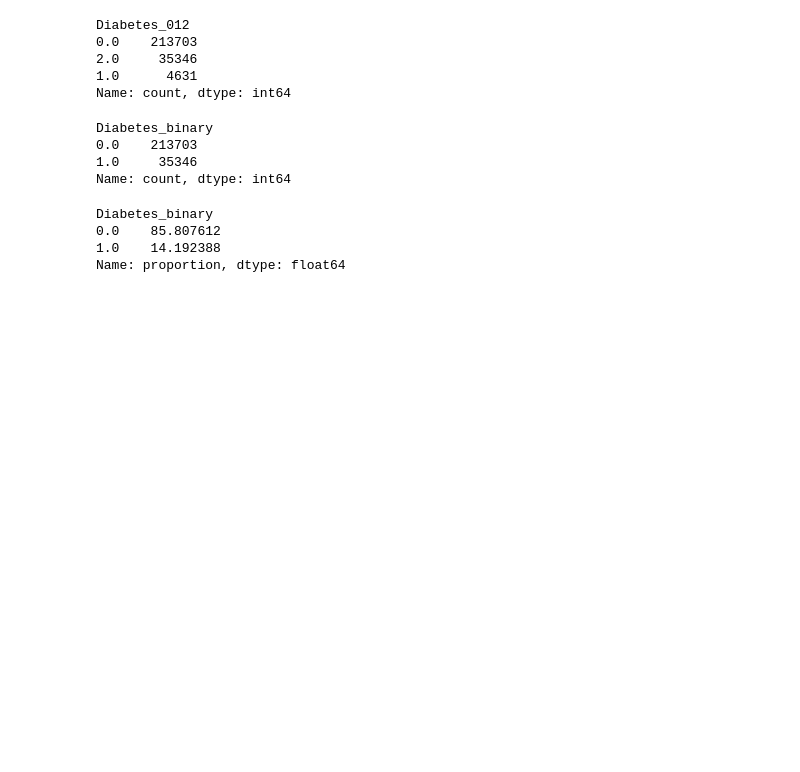
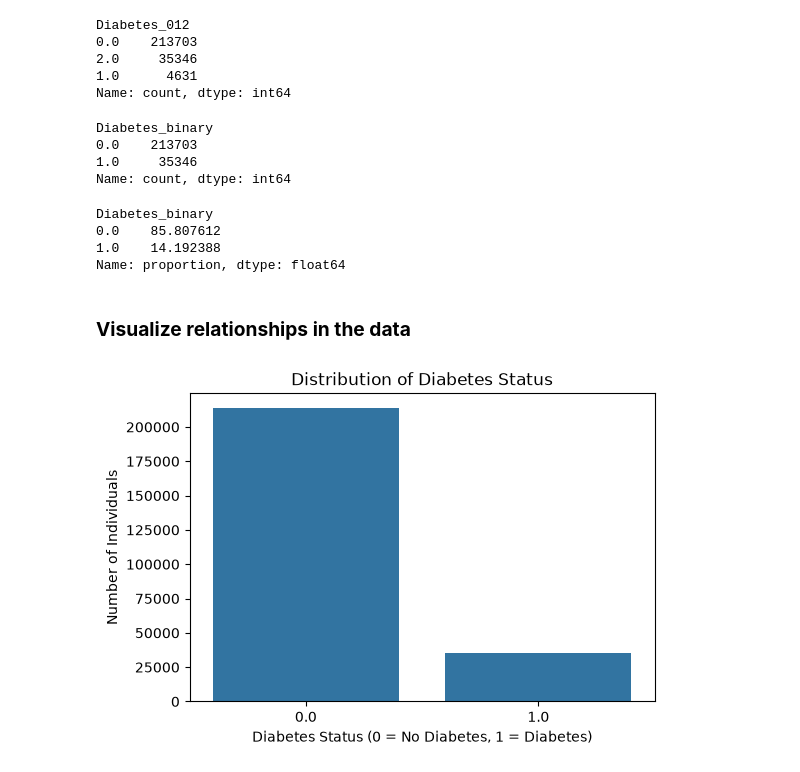
Before and after one commit to Yvesangwa/AI_labs, a Jupyter notebook: Final_project/Predicting_Diabetes_Status.ipynb, the cells around one changed output. Cells and saved outputs as stored; diff of their text form; code cells hidden in the pictures; blank space fills up the shorter version.

Commit message:
Visualize data

```diff
--- a/Final_project/Predicting_Diabetes_Status.ipynb
+++ b/Final_project/Predicting_Diabetes_Status.ipynb
@@ -241,3 +241,20 @@ Diabetes_binary
 0.0    85.807612
 1.0    14.192388
 Name: proportion, dtype: float64
+# %% [markdown]
+### **Visualize relationships in the data**
+# %%
+# Diabetes class distribution
+
+plt.figure(figsize=(6, 4))
+
+sns.countplot(
+    data=diabetes_binary,
+    x="Diabetes_binary")
+
+plt.title("Distribution of Diabetes Status")
+plt.xlabel("Diabetes Status (0 = No Diabetes, 1 = Diabetes)")
+plt.ylabel("Number of Individuals")
+plt.show()
+# %% [output]
+[figure, added]
```
Also changed, not shown: parts of 3 cells of this notebook.
